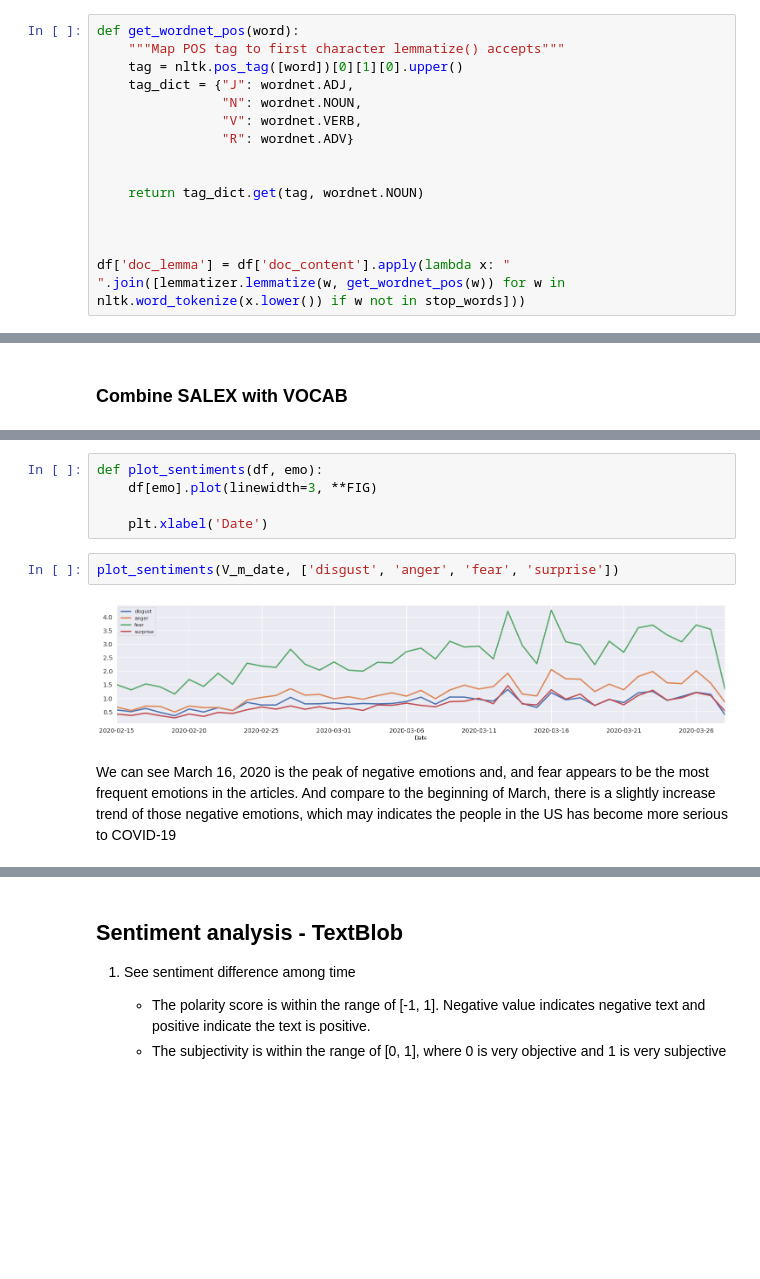
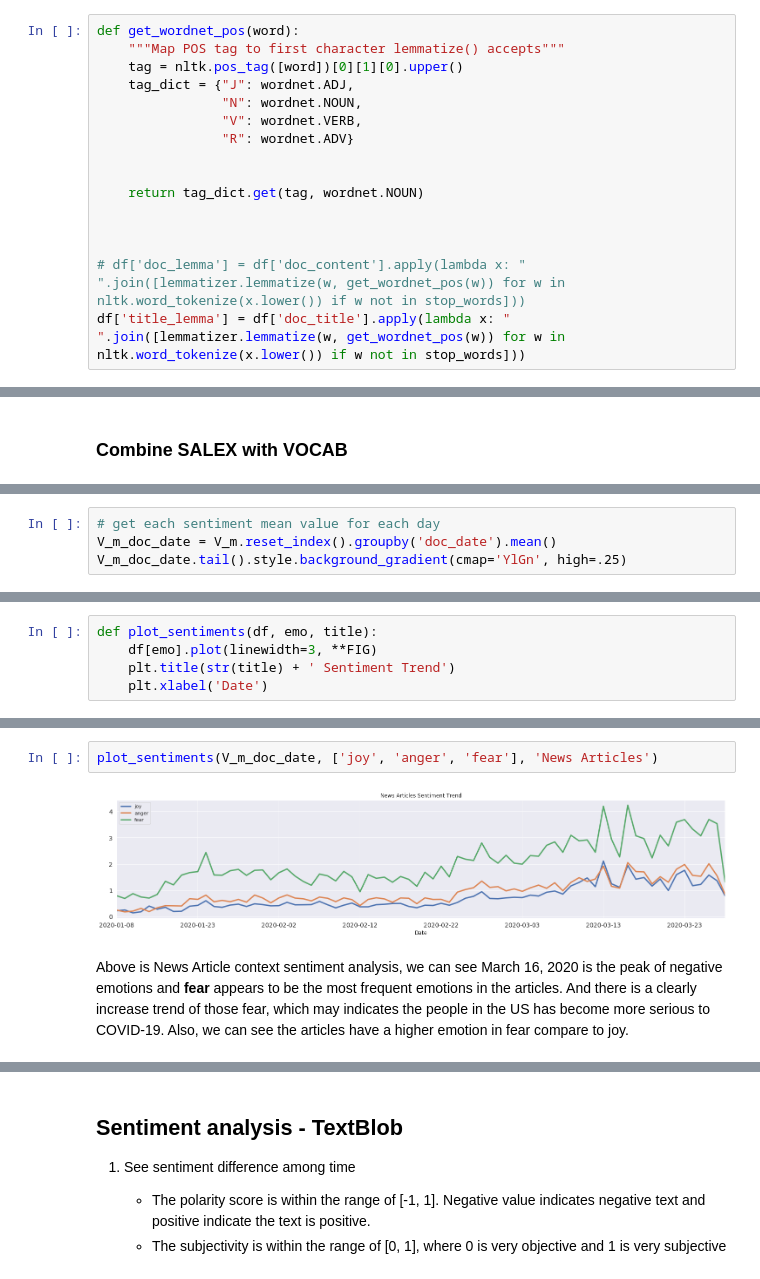
Before and after one commit to elletsai/covid19-text-analysis, a Jupyter notebook: EDA+Sentiment_Analysis.ipynb, the cells around one changed output, grey strips where cells are left out. Cells and saved outputs as stored; diff of their text form; blank space fills up the shorter version.

```diff
--- a/EDA+Sentiment_Analysis.ipynb
+++ b/EDA+Sentiment_Analysis.ipynb
@@ -140,7 +140,8 @@ def get_wordnet_pos(word):
 
 
 
-df['doc_lemma'] = df['doc_content'].apply(lambda x: " ".join([lemmatizer.lemmatize(w, get_wordnet_pos(w)) for w in nltk.word_tokenize(x.lower()) if w not in stop_words]))
+# df['doc_lemma'] = df['doc_content'].apply(lambda x: " ".join([lemmatizer.lemmatize(w, get_wordnet_pos(w)) for w in nltk.word_tokenize(x.lower()) if w not in stop_words]))
+df['title_lemma'] = df['doc_title'].apply(lambda x: " ".join([lemmatizer.lemmatize(w, get_wordnet_pos(w)) for w in nltk.word_tokenize(x.lower()) if w not in stop_words]))
 # %% [markdown]
 ### Get word list
 # %%
@@ -240,0 +272,4 @@ for i in range(len(date_df_3)):
+# %%
+# get each sentiment mean value for each day
+V_m_doc_date = V_m.reset_index().groupby('doc_date').mean()
+V_m_doc_date.tail().style.background_gradient(cmap='YlGn', high=.25)
@@ -240,0 +286,5 @@ for i in range(len(date_df_3)):
+# %%
+def plot_sentiments(df, emo, title):
+    df[emo].plot(linewidth=3, **FIG)
+    plt.title(str(title) + ' Sentiment Trend')
+    plt.xlabel('Date')
@@ -300,11 +307,6 @@ V_m_date.iloc[:,[1,3, 4, 8, 9, 10]].style.background_gradient(cmap='YlGn', high=
-# %%
-def plot_sentiments(df, emo):
-    df[emo].plot(linewidth=3, **FIG)
-
-    plt.xlabel('Date')
 # %%
-plot_sentiments(V_m_date, ['disgust', 'anger', 'fear', 'surprise'])
+plot_sentiments(V_m_doc_date, ['joy', 'anger', 'fear'], 'News Articles')
 # %% [output]
-[figure, old version]
+[figure, new version]
 # %% [markdown]
-We can see March 16, 2020 is the peak of negative emotions and, and fear appears to be the most frequent emotions in the articles. And compare to the beginning of March, there is a slightly increase trend of those negative emotions, which may indicates the people in the US has become more serious to COVID-19
+Above is News Article context sentiment analysis, we can see March 16, 2020 is the peak of negative emotions and **fear** appears to be the most frequent emotions in the articles. And there is a clearly increase trend of those fear, which may indicates the people in the US has become more serious to COVID-19. Also, we can see the articles have a higher emotion in fear compare to joy.
```
Also changed, not shown: parts of 16 cells of this notebook.
